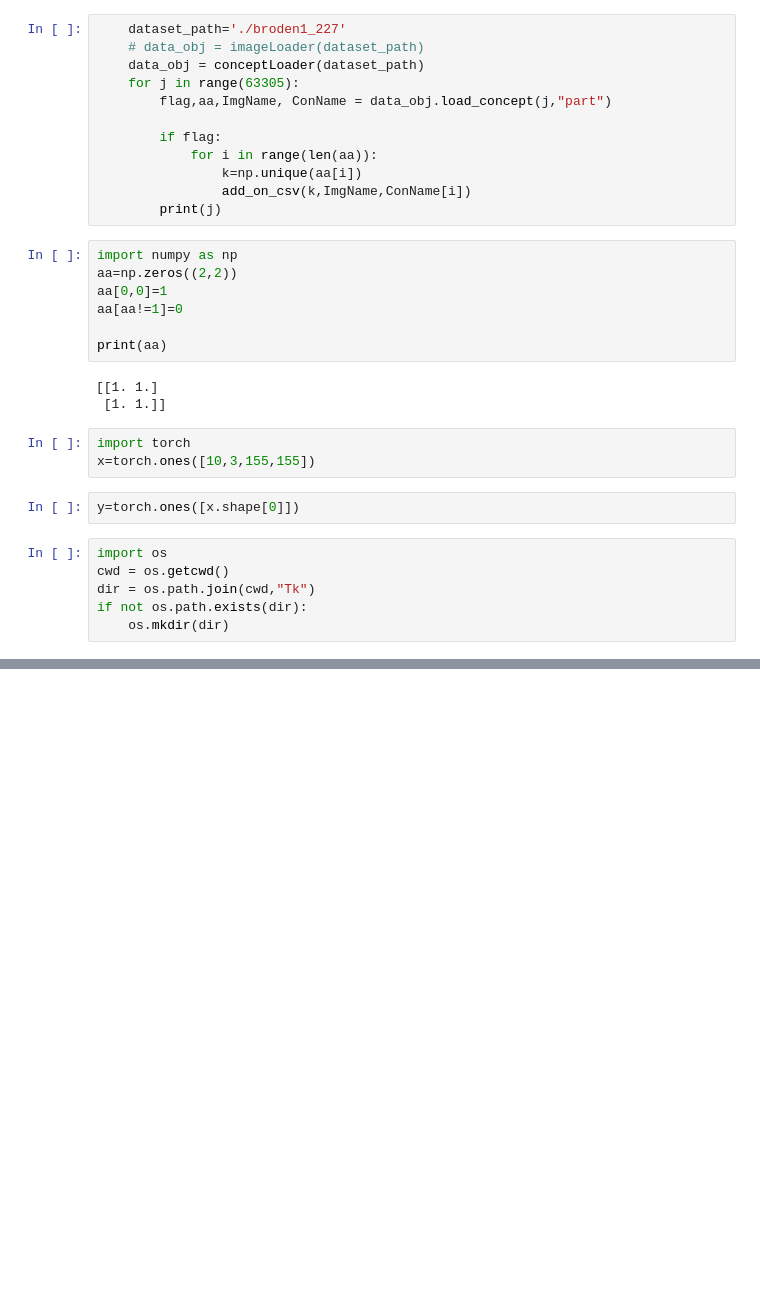
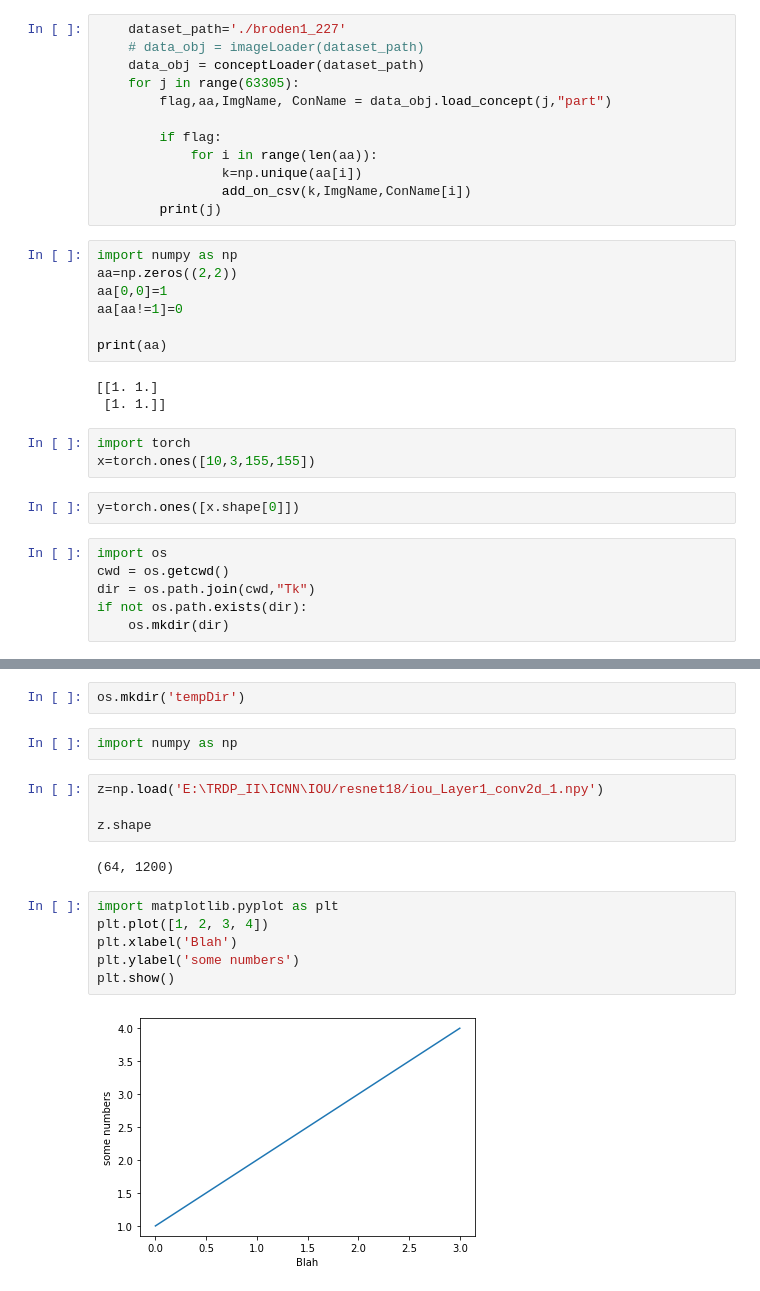
Before and after one commit to niazoys/Interpreting-and-Comparing-CNN, a Jupyter notebook: misc/garbage.ipynb, the cells around one changed output, grey strips where cells are left out. Cells and saved outputs as stored; diff of their text form; blank space fills up the shorter version.

```diff
--- a/misc/garbage.ipynb
+++ b/misc/garbage.ipynb
@@ -132,0 +155,18 @@ if not os.path.exists(dir):
+# %%
+os.mkdir('tempDir')
+# %%
+import numpy as np
+# %%
+z=np.load('E:\TRDP_II\ICNN\IOU/resnet18/iou_Layer1_conv2d_1.npy')
+
+z.shape
+# %% [output]
+(64, 1200)
+# %%
+import matplotlib.pyplot as plt
+plt.plot([1, 2, 3, 4])
+plt.xlabel('Blah')
+plt.ylabel('some numbers')
+plt.show()
+# %% [output]
+[figure, added]
```
Also changed, not shown: parts of 7 cells of this notebook, 2 other files.
